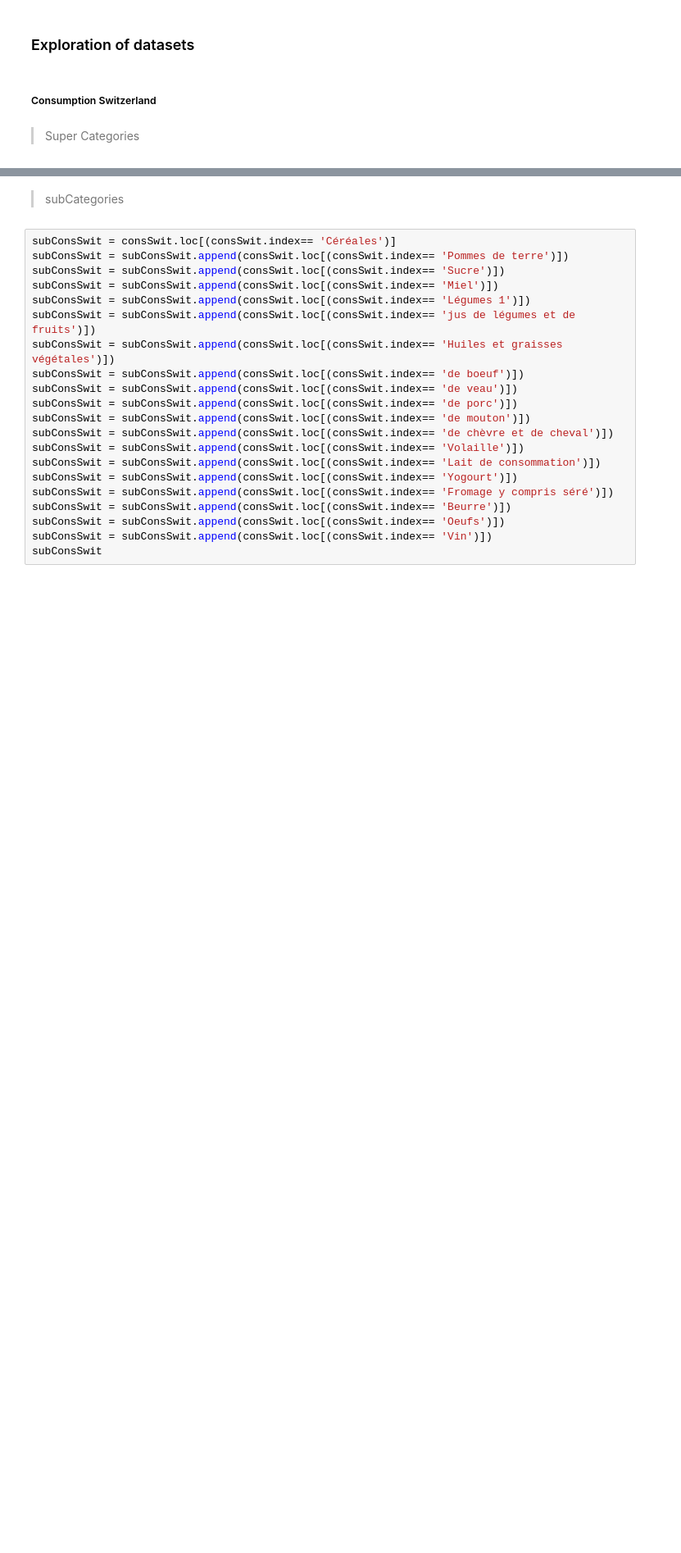
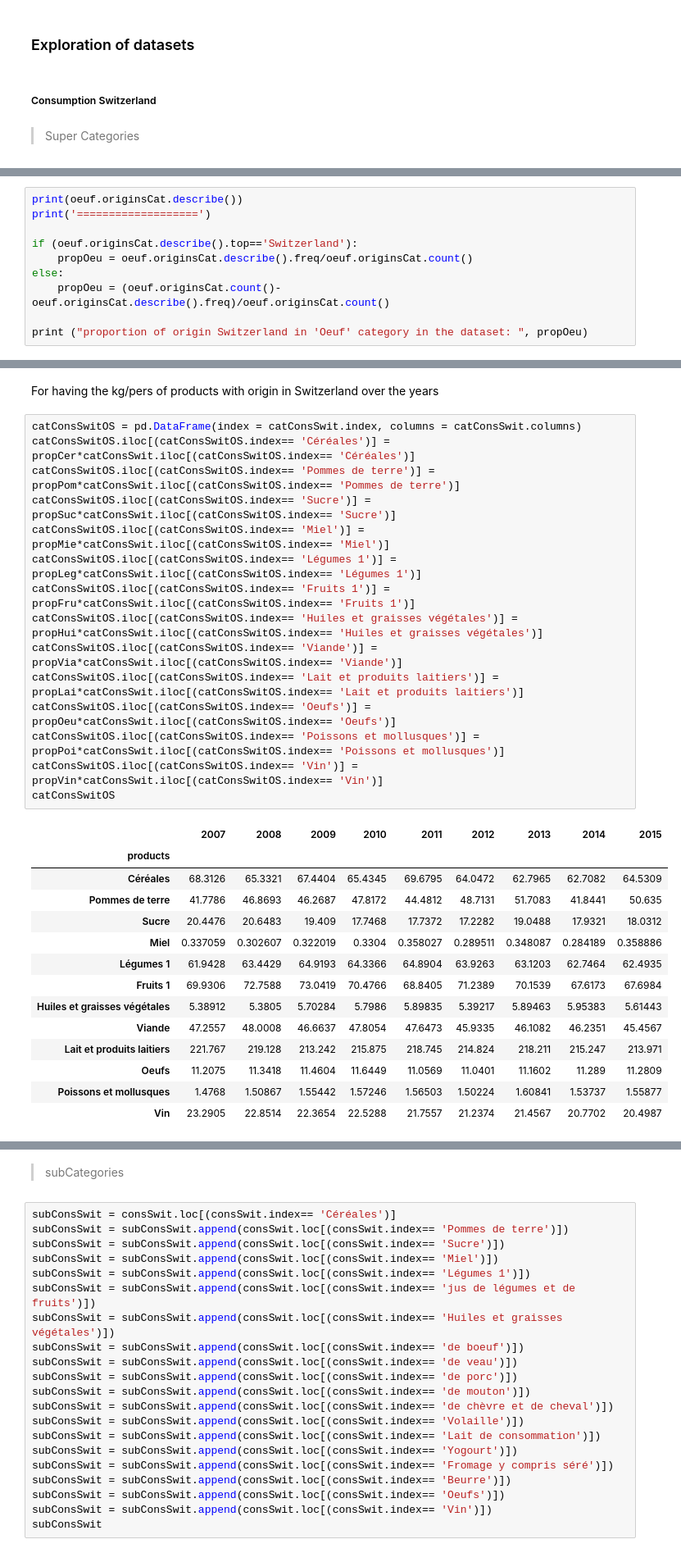
Before and after one commit to MrymZakani/ADA, a Jupyter notebook: LocalConsOverTime.ipynb, the cells around one changed output, grey strips where cells are left out. Shown at 82% size. Cells and saved outputs as stored; diff of their text form; blank space fills up the shorter version.

```diff
--- a/LocalConsOverTime.ipynb
+++ b/LocalConsOverTime.ipynb
@@ -105,0 +335,10 @@ catConsSwit
+# %%
+print(oeuf.originsCat.describe())
+print('===================')
+
+if (oeuf.originsCat.describe().top=='Switzerland'):
+    propOeu = oeuf.originsCat.describe().freq/oeuf.originsCat.count()
+else:
+    propOeu = (oeuf.originsCat.count()-oeuf.originsCat.describe().freq)/oeuf.originsCat.count()
+
+print ("proportion of origin Switzerland in 'Oeuf' category in the dataset: ", propOeu)
@@ -105,0 +389,32 @@ catConsSwit
+# %% [markdown]
+For having the kg/pers of products with origin in Switzerland over the years
+# %%
+catConsSwitOS = pd.DataFrame(index = catConsSwit.index, columns = catConsSwit.columns)
+catConsSwitOS.iloc[(catConsSwitOS.index== 'Céréales')] = propCer*catConsSwit.iloc[(catConsSwitOS.index== 'Céréales')]
+catConsSwitOS.iloc[(catConsSwitOS.index== 'Pommes de terre')] = propPom*catConsSwit.iloc[(catConsSwitOS.index== 'Pommes de terre')]
+catConsSwitOS.iloc[(catConsSwitOS.index== 'Sucre')] = propSuc*catConsSwit.iloc[(catConsSwitOS.index== 'Sucre')]
+catConsSwitOS.iloc[(catConsSwitOS.index== 'Miel')] = propMie*catConsSwit.iloc[(catConsSwitOS.index== 'Miel')]
+catConsSwitOS.iloc[(catConsSwitOS.index== 'Légumes 1')] = propLeg*catConsSwit.iloc[(catConsSwitOS.index== 'Légumes 1')]
+catConsSwitOS.iloc[(catConsSwitOS.index== 'Fruits 1')] = propFru*catConsSwit.iloc[(catConsSwitOS.index== 'Fruits 1')]
+catConsSwitOS.iloc[(catConsSwitOS.index== 'Huiles et graisses végétales')] = propHui*catConsSwit.iloc[(catConsSwitOS.index== 'Huiles et graisses végétales')]
+catConsSwitOS.iloc[(catConsSwitOS.index== 'Viande')] = propVia*catConsSwit.iloc[(catConsSwitOS.index== 'Viande')]
+catConsSwitOS.iloc[(catConsSwitOS.index== 'Lait et produits laitiers')] = propLai*catConsSwit.iloc[(catConsSwitOS.index== 'Lait et produits laitiers')]
+catConsSwitOS.iloc[(catConsSwitOS.index== 'Oeufs')] = propOeu*catConsSwit.iloc[(catConsSwitOS.index== 'Oeufs')]
+catConsSwitOS.iloc[(catConsSwitOS.index== 'Poissons et mollusques')] = propPoi*catConsSwit.iloc[(catConsSwitOS.index== 'Poissons et mollusques')]
+catConsSwitOS.iloc[(catConsSwitOS.index== 'Vin')] = propVin*catConsSwit.iloc[(catConsSwitOS.index== 'Vin')]
+catConsSwitOS
+# %% [output]
+|  | 2007 | 2008 | 2009 | 2010 | 2011 | 2012 | 2013 | 2014 | 2015 |
+| products |  |  |  |  |  |  |  |  |  |
+| Céréales | 68.3126 | 65.3321 | 67.4404 | 65.4345 | 69.6795 | 64.0472 | 62.7965 | 62.7082 | 64.5309 |
+| Pommes de terre | 41.7786 | 46.8693 | 46.2687 | 47.8172 | 44.4812 | 48.7131 | 51.7083 | 41.8441 | 50.635 |
+| Sucre | 20.4476 | 20.6483 | 19.409 | 17.7468 | 17.7372 | 17.2282 | 19.0488 | 17.9321 | 18.0312 |
+| Miel | 0.337059 | 0.302607 | 0.322019 | 0.3304 | 0.358027 | 0.289511 | 0.348087 | 0.284189 | 0.358886 |
+| Légumes 1 | 61.9428 | 63.4429 | 64.9193 | 64.3366 | 64.8904 | 63.9263 | 63.1203 | 62.7464 | 62.4935 |
+| Fruits 1 | 69.9306 | 72.7588 | 73.0419 | 70.4766 | 68.8405 | 71.2389 | 70.1539 | 67.6173 | 67.6984 |
+| Huiles et graisses végétales | 5.38912 | 5.3805 | 5.70284 | 5.7986 | 5.89835 | 5.39217 | 5.89463 | 5.95383 | 5.61443 |
+| Viande | 47.2557 | 48.0008 | 46.6637 | 47.8054 | 47.6473 | 45.9335 | 46.1082 | 46.2351 | 45.4567 |
+| Lait et produits laitiers | 221.767 | 219.128 | 213.242 | 215.875 | 218.745 | 214.824 | 218.211 | 215.247 | 213.971 |
+| Oeufs | 11.2075 | 11.3418 | 11.4604 | 11.6449 | 11.0569 | 11.0401 | 11.1602 | 11.289 | 11.2809 |
+| Poissons et mollusques | 1.4768 | 1.50867 | 1.55442 | 1.57246 | 1.56503 | 1.50224 | 1.60841 | 1.53737 | 1.55877 |
+| Vin | 23.2905 | 22.8514 | 22.3654 | 22.5288 | 21.7557 | 21.2374 | 21.4567 | 20.7702 | 20.4987 |
```
Also changed, not shown: parts of 44 cells of this notebook.
